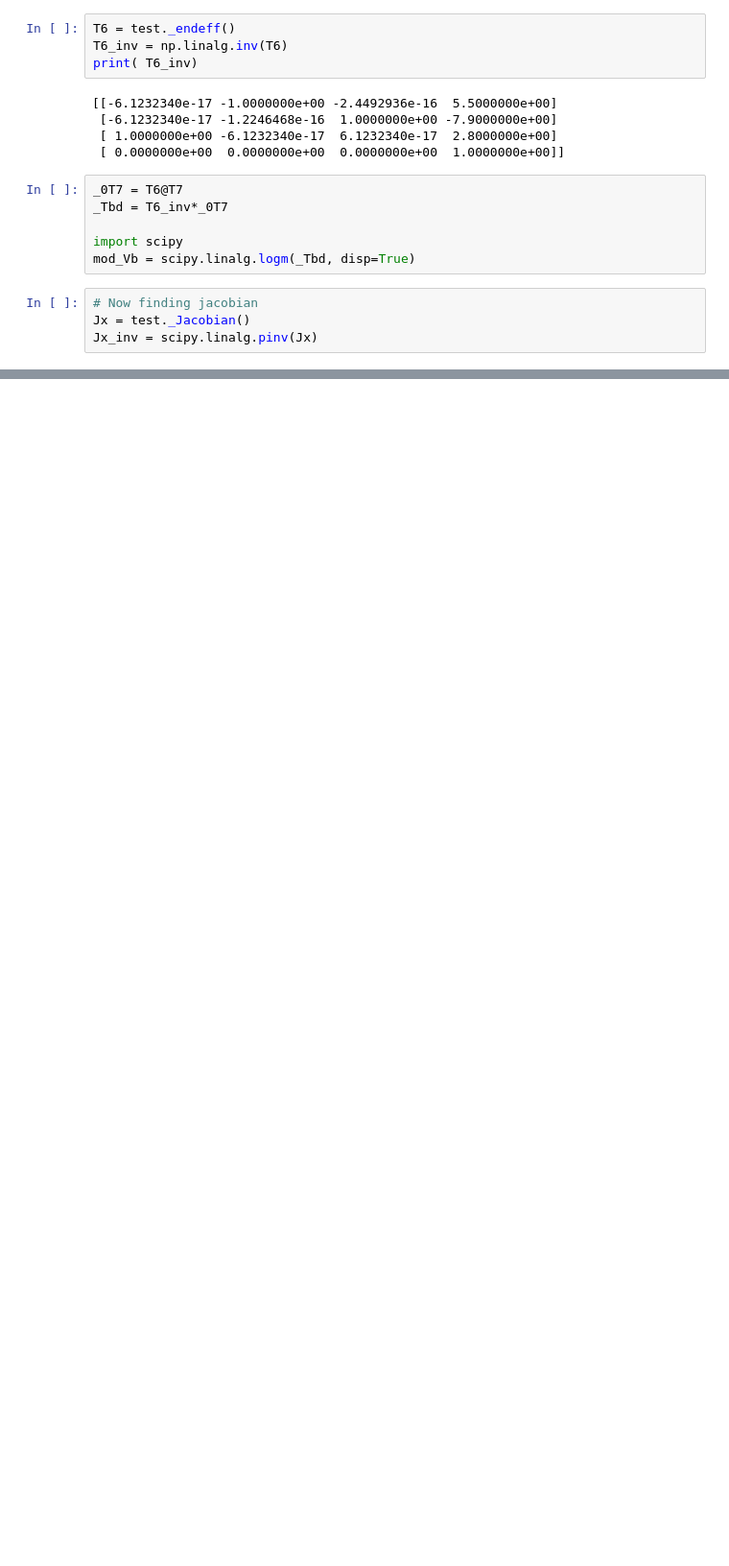
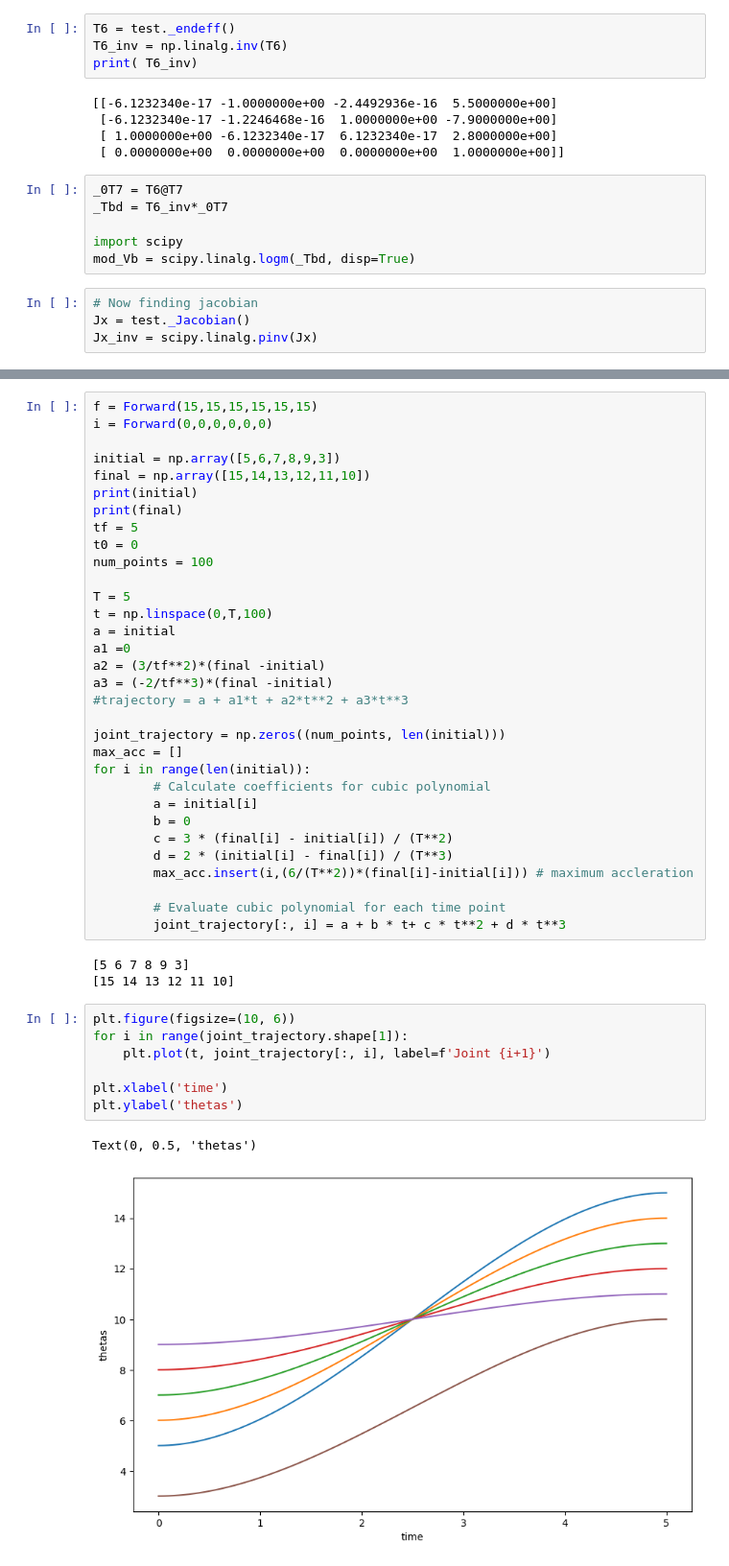
Before and after one commit to Abhimanyu-0/Xarm-6-robot, a Jupyter notebook: FOR Project.ipynb, the cells around one changed output, grey strips where cells are left out. Shown at 96% size. Cells and saved outputs as stored; diff of their text form; blank space fills up the shorter version.

```diff
--- a/FOR Project.ipynb
+++ b/FOR Project.ipynb
@@ -647,0 +729,45 @@ X_.shape
+# %%
+f = Forward(15,15,15,15,15,15)
+i = Forward(0,0,0,0,0,0)
+
+initial = np.array([5,6,7,8,9,3])
+final = np.array([15,14,13,12,11,10])
+print(initial)
+print(final)
+tf = 5
+t0 = 0
+num_points = 100
+
+T = 5
+t = np.linspace(0,T,100)
+a = initial
+a1 =0
+a2 = (3/tf**2)*(final -initial)
+a3 = (-2/tf**3)*(final -initial)
+#trajectory = a + a1*t + a2*t**2 + a3*t**3
+
+joint_trajectory = np.zeros((num_points, len(initial)))
+max_acc = []
+for i in range(len(initial)):
+        # Calculate coefficients for cubic polynomial
+        a = initial[i]
+        b = 0
+        c = 3 * (final[i] - initial[i]) / (T**2)
+        d = 2 * (initial[i] - final[i]) / (T**3)
+        max_acc.insert(i,(6/(T**2))*(final[i]-initial[i])) # maximum accleration
+
+        # Evaluate cubic polynomial for each time point
+        joint_trajectory[:, i] = a + b * t+ c * t**2 + d * t**3
+# %% [output]
+[5 6 7 8 9 3]
+[15 14 13 12 11 10]
+# %%
+plt.figure(figsize=(10, 6))
+for i in range(joint_trajectory.shape[1]):
+    plt.plot(t, joint_trajectory[:, i], label=f'Joint {i+1}')
+
+plt.xlabel('time')
+plt.ylabel('thetas')
+# %% [output]
+Text(0, 0.5, 'thetas')
+[figure, added]
```
Also changed, not shown: parts of 38 cells of this notebook, 1 other file.
